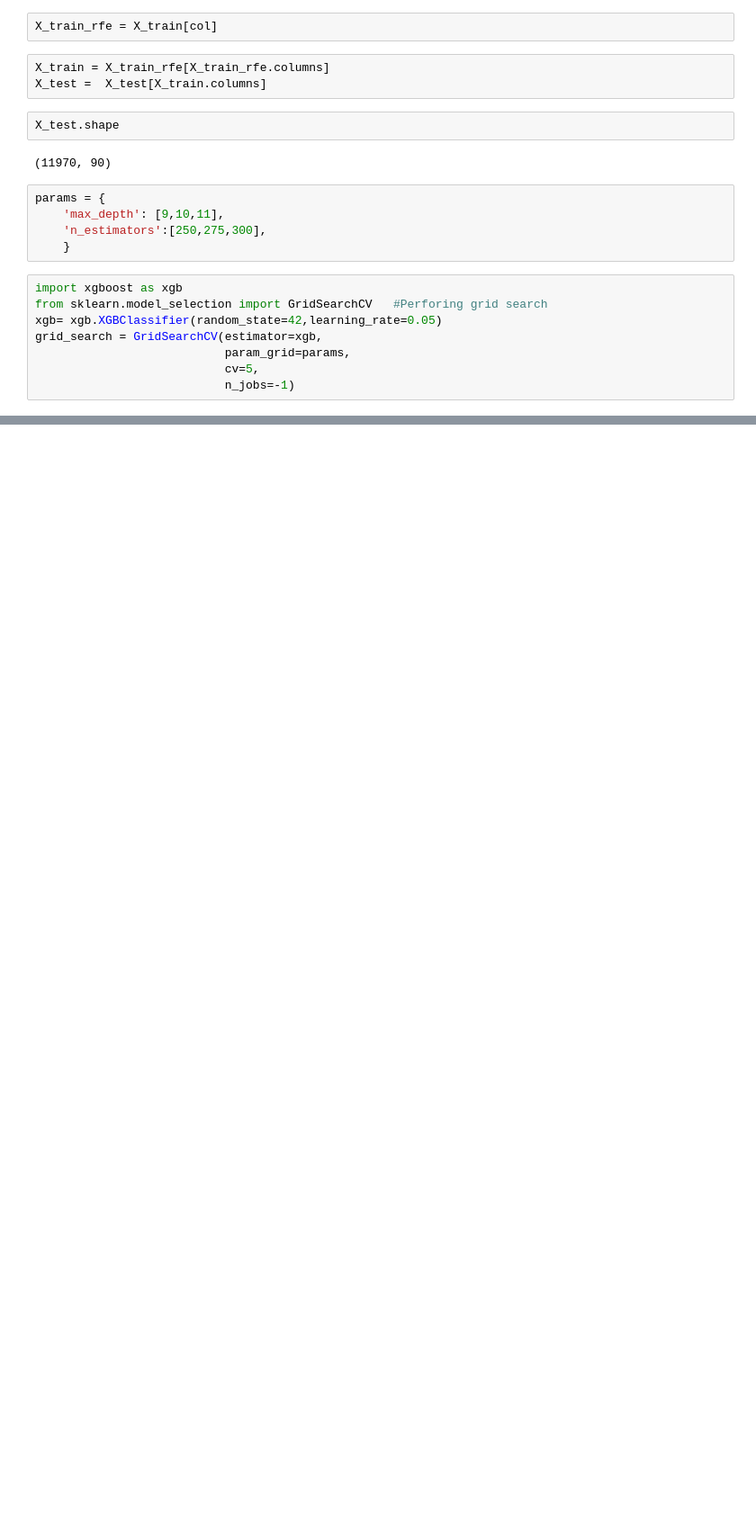
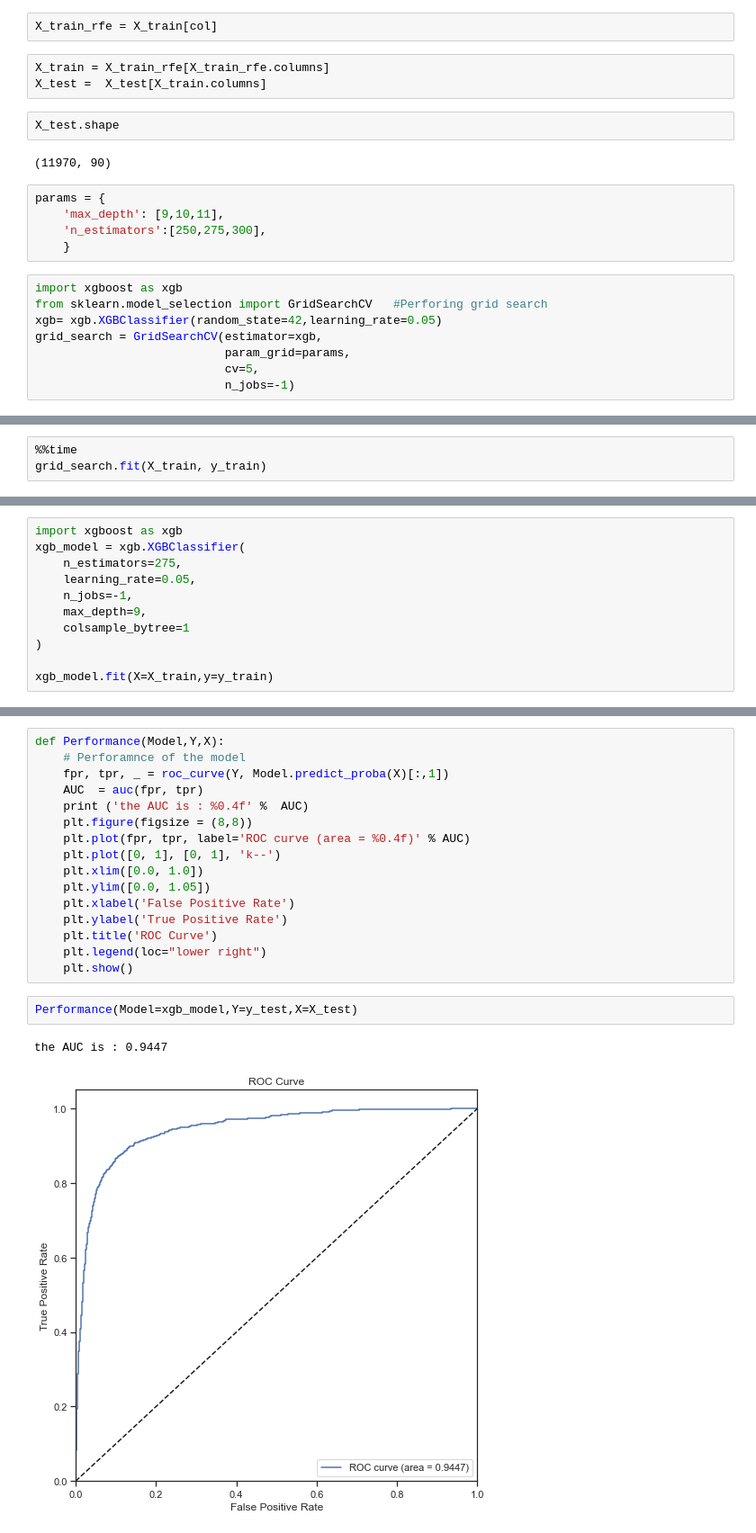
Before and after one commit to Crayon-ShinChan/ids-project, a Jupyter notebook: telecom_large/telecom.ipynb, the cells around one changed output, grey strips where cells are left out. Shown at 90% size. Cells and saved outputs as stored; diff of their text form; blank space fills up the shorter version.

```diff
--- a/telecom_large/telecom.ipynb
+++ b/telecom_large/telecom.ipynb
@@ -1220,3 +1219,6 @@ GridSearchCV(cv=5, estimator=XGBClassifier(learning_rate=0.05, random_state=42),
              n_jobs=-1,
              param_grid={'max_depth': [9, 10, 11],
                          'n_estimators': [250, 275, 300]})
+# %%
+%%time
+grid_search.fit(X_train, y_train)
@@ -1222,0 +1242,11 @@ GridSearchCV(cv=5, estimator=XGBClassifier(learning_rate=0.05, random_state=42),
+# %%
+import xgboost as xgb
+xgb_model = xgb.XGBClassifier(
+    n_estimators=275,
+    learning_rate=0.05,
+    n_jobs=-1,
+    max_depth=9,
+    colsample_bytree=1
+)
+
+xgb_model.fit(X=X_train,y=y_train)
@@ -1222,0 +1295,21 @@ GridSearchCV(cv=5, estimator=XGBClassifier(learning_rate=0.05, random_state=42),
+# %%
+def Performance(Model,Y,X):
+    # Perforamnce of the model
+    fpr, tpr, _ = roc_curve(Y, Model.predict_proba(X)[:,1])
+    AUC  = auc(fpr, tpr)
+    print ('the AUC is : %0.4f' %  AUC)
+    plt.figure(figsize = (8,8))
+    plt.plot(fpr, tpr, label='ROC curve (area = %0.4f)' % AUC)
+    plt.plot([0, 1], [0, 1], 'k--')
+    plt.xlim([0.0, 1.0])
+    plt.ylim([0.0, 1.05])
+    plt.xlabel('False Positive Rate')
+    plt.ylabel('True Positive Rate')
+    plt.title('ROC Curve')
+    plt.legend(loc="lower right")
+    plt.show()
+# %%
+Performance(Model=xgb_model,Y=y_test,X=X_test)
+# %% [output]
+the AUC is : 0.9447
+[figure, added]
```
Also changed, not shown: parts of 33 cells of this notebook.
